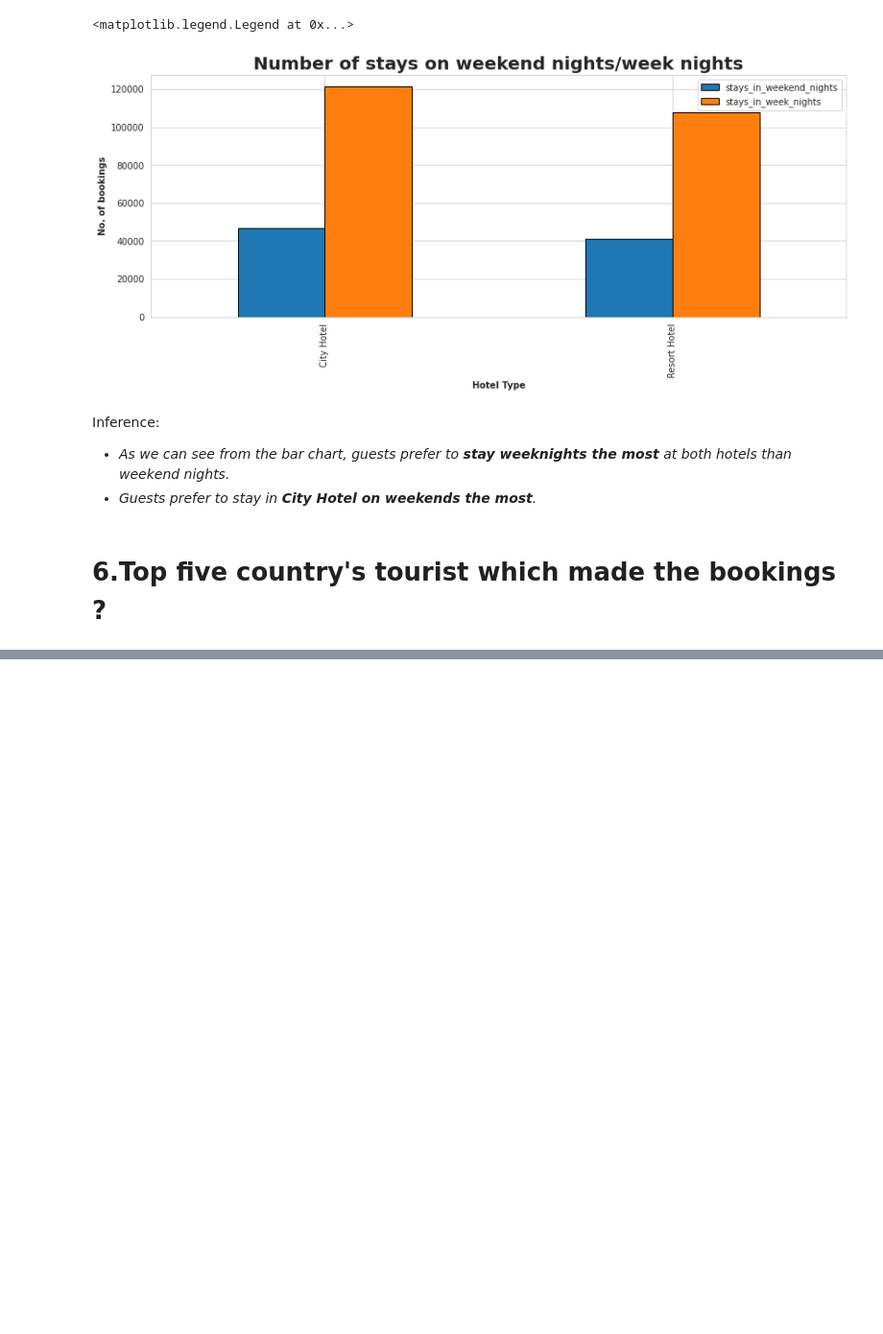
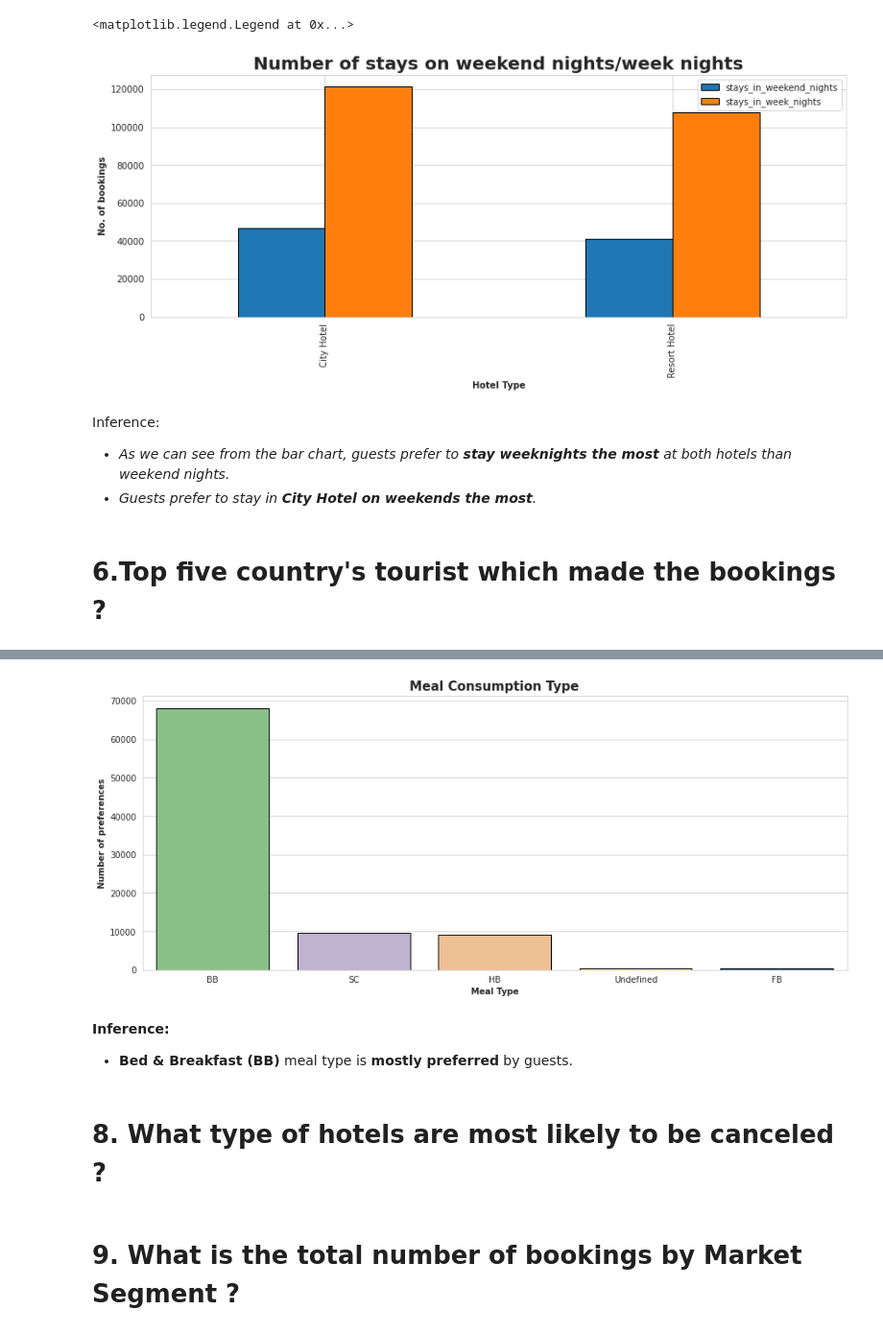
Before and after one commit to shrikantkute/EDA-Hotel-Booking, a Jupyter notebook: Hotel_Booking_EDA.ipynb, the cells around one changed output, grey strips where cells are left out. Shown: that part at 96% size. Cells and saved outputs as stored; diff of their text form; code cells hidden in the pictures; blank space fills up the shorter version.

```diff
--- a/Hotel_Booking_EDA.ipynb
+++ b/Hotel_Booking_EDA.ipynb
@@ -883,0 +834,4 @@ plt.ylabel("Booking Count", weight='bold', size=12)
+# %%
+meal=hotel_df['meal'].value_counts().reset_index()
+meal.columns=['Meal_type','number_of_preference']
+meal
@@ -883,0 +845,17 @@ plt.ylabel("Booking Count", weight='bold', size=12)
+# %%
+# Visualization
+plt.figure(figsize=(15,6))
+sns.barplot(x=meal["Meal_type"],y=meal["number_of_preference"],palette="Accent",edgecolor='black',linewidth=1)
+plt.title("Meal Consumption Type",weight='bold',fontsize=15)
+plt.ylabel('Number of preferences',weight='bold')
+plt.xlabel("Meal Type",weight='bold')
+plt.show()
+# %% [output]
+[figure, added]
+# %% [markdown]
+**Inference:**
+* **Bed & Breakfast (BB)** meal type is  **mostly preferred** by guests.
+# %% [markdown]
+# 8. What type of hotels are most likely to be canceled ?
+# %% [markdown]
+# 9. What is the total number of bookings by Market Segment ?
```
Also changed, not shown: parts of 15 cells of this notebook.
